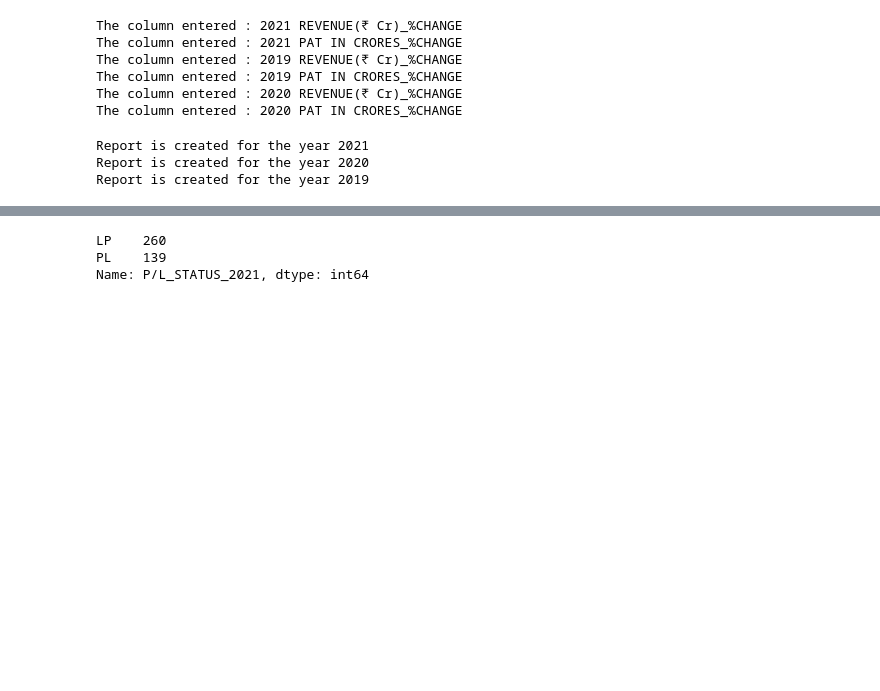
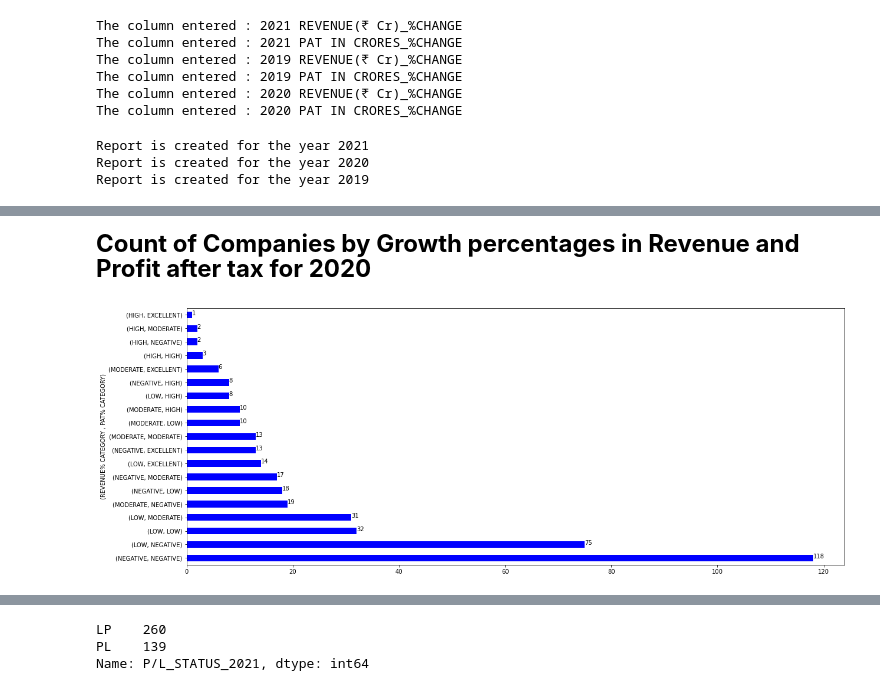
Before and after one commit to Lester-723/Data-Analytics-Projects-, a Jupyter notebook: economic_times_project.ipynb, the cells around one changed output, grey strips where cells are left out. Drawn from its saved outputs; the diff is of its cells as text; code cells hidden in the pictures; blank space fills up the shorter version.

```diff
--- a/economic_times_project.ipynb
+++ b/economic_times_project.ipynb
@@ -352,0 +367,9 @@ pct_change_category()
+# %% [markdown]
+<font size = "5"  face = "Times New Roman">**Count of Companies by Growth percentages in Revenue and Profit after tax for 2020**</font>
+# %%
+pd.DataFrame(reports["ET_REPORT_2020"][["REVENUE% CATEGORY","PAT% CATEGORY"]]).value_counts().plot(kind = "barh" ,figsize = (20,8), color = "b")
+plt.ylabel("(REVENUE% CATEGORY , PAT% CATEGORY)")
+for i,v in enumerate(reports["ET_REPORT_2020"][["REVENUE% CATEGORY","PAT% CATEGORY"]].value_counts()):
+    plt.text(v,i,str(v))
+# %% [output]
+[figure, added]
```
Also changed, not shown: parts of 37 cells of this notebook.
